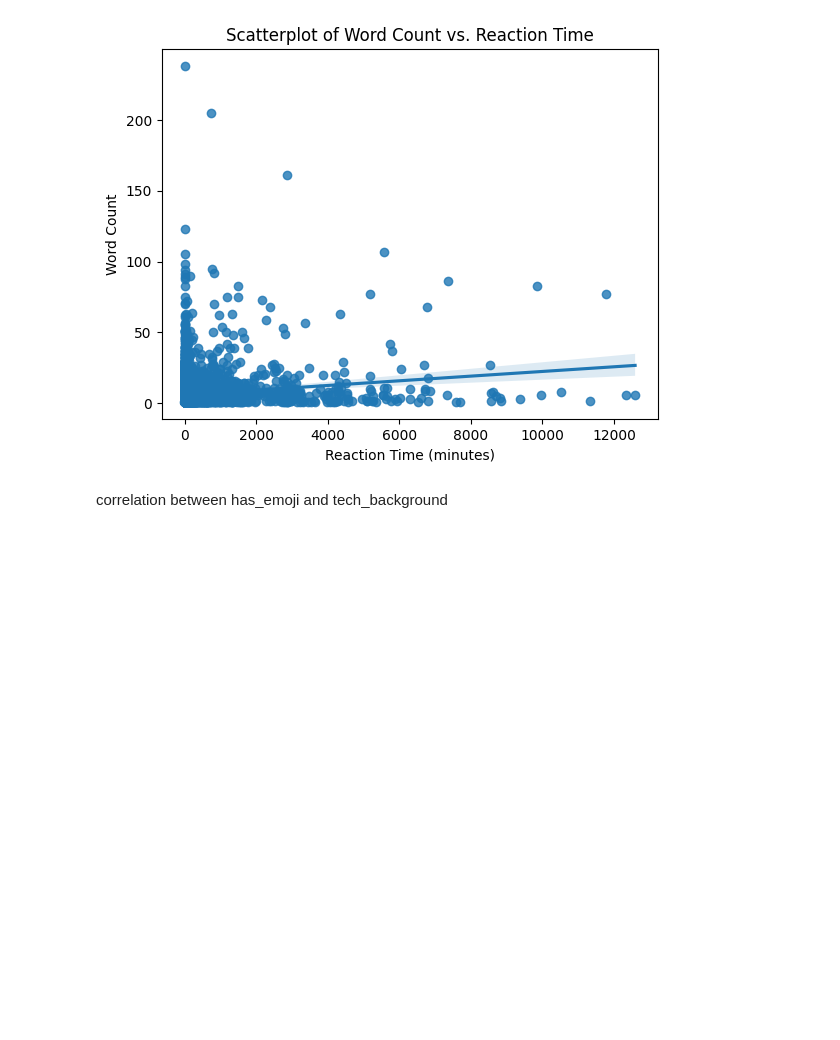
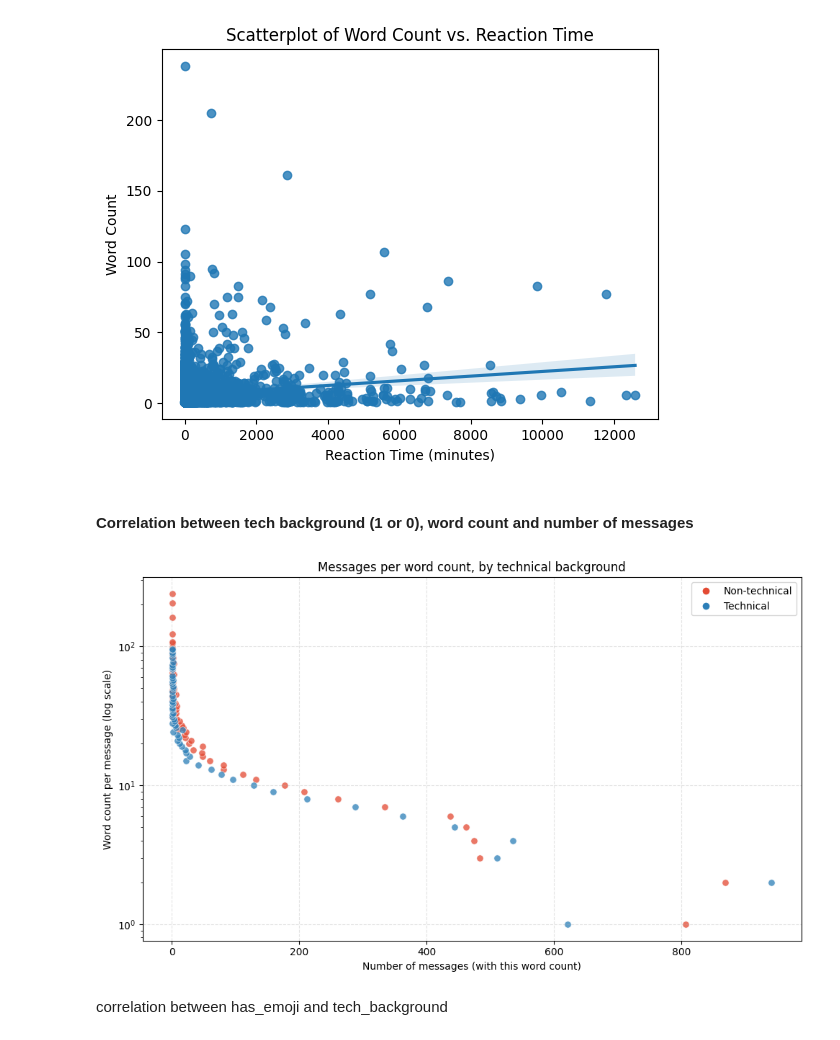
Before and after one commit to bashoogeventerink-max/DAV, a Jupyter notebook: notebooks/04-correlation-test.ipynb, the cells around one changed output. Drawn from its saved outputs; the diff is of its cells as text; code cells hidden in the pictures; blank space fills up the shorter version.

```diff
--- a/notebooks/04-correlation-test.ipynb
+++ b/notebooks/04-correlation-test.ipynb
@@ -521,6 +602,60 @@ plt.show()
 # plt.savefig('scatterplot_with_line_of_best_fit.png')
 # %% [output]
 [figure]
+# %% [markdown]
+#### Correlation between tech background (1 or 0), word count and number of messages
+# %%
+
+# Each point: (how many messages have this word count, that word count); y is log-scaled
+import numpy as np
+from matplotlib.lines import Line2D
+df_cleaned["tech_background"] = pd.to_numeric(df_cleaned["tech_background"], errors="coerce")
+df_cleaned["word_count"] = pd.to_numeric(df_cleaned["word_count"], errors="coerce")
+df_cleaned = df_cleaned.dropna(subset=["tech_background", "word_count"])
+df_cleaned = df_cleaned.loc[df_cleaned["word_count"] > 0]
+counts = (
+    df_cleaned.groupby(["tech_background", "word_count"], as_index=False)
+    .size()
+    .rename(columns={"size": "n_messages"})
+)
+tech_counts = counts[counts["tech_background"] == 1]
+nontech_counts = counts[counts["tech_background"] == 0]
+fig, ax = plt.subplots(figsize=(10, 6))
+x_off = 0.12
+ax.scatter(
+    nontech_counts["n_messages"] - x_off,
+    nontech_counts["word_count"],
+    c="#e34a33",
+    s=45,
+    alpha=0.75,
+    label="Non-technical",
+    edgecolors="white",
+    linewidths=0.5,
+)
+ax.scatter(
+    tech_counts["n_messages"] + x_off,
+    tech_counts["word_count"],
+    c="#2c7fb8",
+    s=45,
+    alpha=0.75,
+    label="Technical",
+    edgecolors="white",
+    linewidths=0.5,
+)
+ax.set_yscale("log")
+ax.set_xlabel("Number of messages (with this word count)")
+ax.set_ylabel("Word count per message (log scale)")
+ax.set_title("Messages per word count, by technical background")
+legend_elems = [
+    Line2D([0], [0], marker="o", color="w", markerfacecolor="#e34a33", markersize=8, label="Non-technical", linestyle="None"),
+    Line2D([0], [0], marker="o", color="w", markerfacecolor="#2c7fb8", markersize=8, label="Technical", linestyle="None"),
+]
+ax.legend(handles=legend_elems, frameon=True)
+ax.grid(axis="both", linestyle="--", alpha=0.35)
+plt.tight_layout()
+plt.show()
+# %% [output]
+[figure, added]
 # %% [markdown]
 correlation between has_emoji and tech_background
 # %%
```
Also changed, not shown: parts of 8 cells of this notebook, 2 other files.
